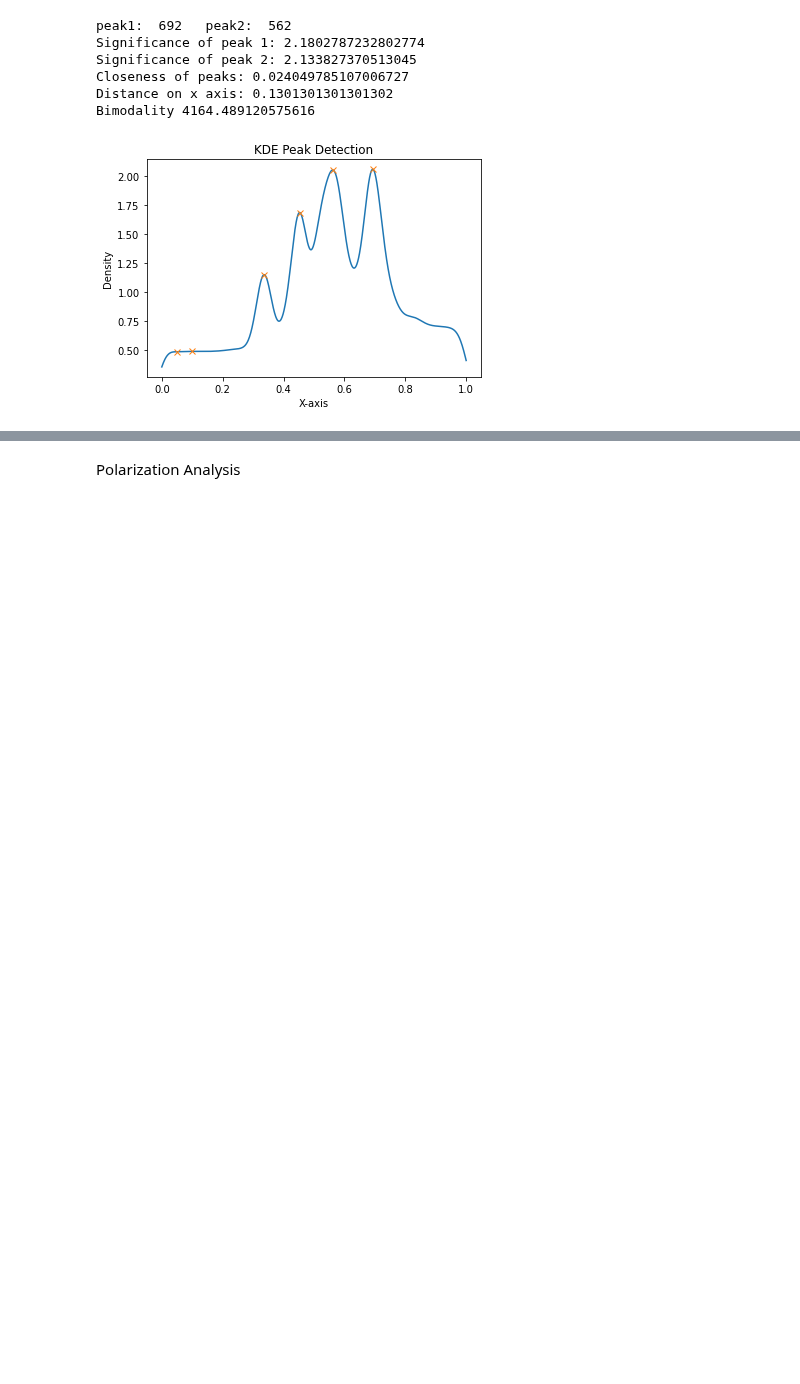
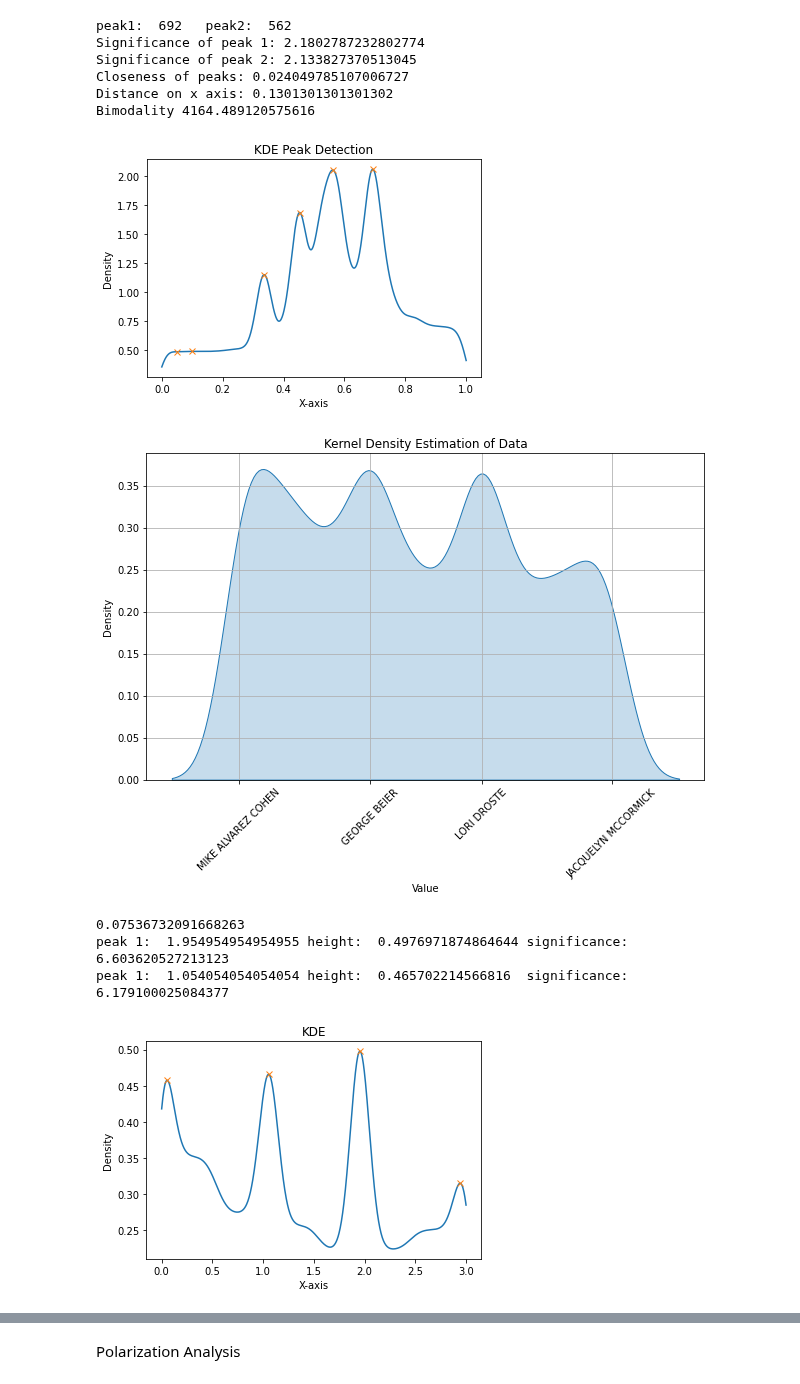
Before and after one commit to ericssimpson/voting-analysis-tools, a Jupyter notebook: cleaned files/bimodality_analysis.ipynb, the cells around one changed output, grey strips where cells are left out. Saved outputs shown, nothing was run; the diff lists cells and outputs as text; code cells hidden in the pictures; blank space fills up the shorter version.

```diff
--- a/cleaned files/bimodality_analysis.ipynb
+++ b/cleaned files/bimodality_analysis.ipynb
@@ -159,6 +159,25 @@ Closeness of peaks: 0.024049785107006727
 Distance on x axis: 0.1301301301301302
 Bimodality 4164.489120575616
 [figure]
+# %%
+import pickle
+def load_data(filename, save_folder):
+    # Extract the base filename without extension
+    base_filename = os.path.splitext(os.path.basename(filename))[0]
+
+    # Create the save paths for dictionary and list
+    dict_load_path = os.path.join(save_folder, f"{base_filename}_ballots.pkl")
+    list_load_path = os.path.join(save_folder, f"{base_filename}_candidates.pkl")
+
+    # Load the dictionary
+    with open(dict_load_path, 'rb') as dict_file:
+        data_dict = pickle.load(dict_file)
+
+    # Load the list
+    with open(list_load_path, 'rb') as list_file:
+        data_list = pickle.load(list_file)
+
+    return data_dict, data_list
 # %%
 def analyze_kde_peaks_normalized_heights(data, bandwidth=0.1):
     # Normalize the data
@@ -221,3 +283,17 @@ def analyze_kde_peaks_normalized_heights(data, bandwidth=0.1):
+# %%
+filename = ""
+ballots, candidates = load_data(filename, "saved_ballots_and_candidates")
+candidate_positions_file = pd.read_csv("null_elections/" + filename + ".csv")
+normalized_positions = pd.Series(candidate_positions_file['position'].values, index=candidate_positions_file['candidate']).to_dict()
+plot_KDE(ballots, normalized_positions)
+data = np.load("np_data_new/" + filename + ".npy")
+significance(data)
+# %% [output]
+[figure, added]
+0.07536732091668263
+peak 1:  1.954954954954955 height:  0.4976971874864644 significance:  6.603620527213123
+peak 1:  1.054054054054054 height:  0.465702214566816  significance:  6.179100025084377
+[figure, added]
 # %%
 filename = "Minnetonka_11022021_CityCouncilAtLargeSeatB"
 data = np.load("np_data/" + filename + ".npy")
```
Also changed, not shown: parts of 2 cells of this notebook.
